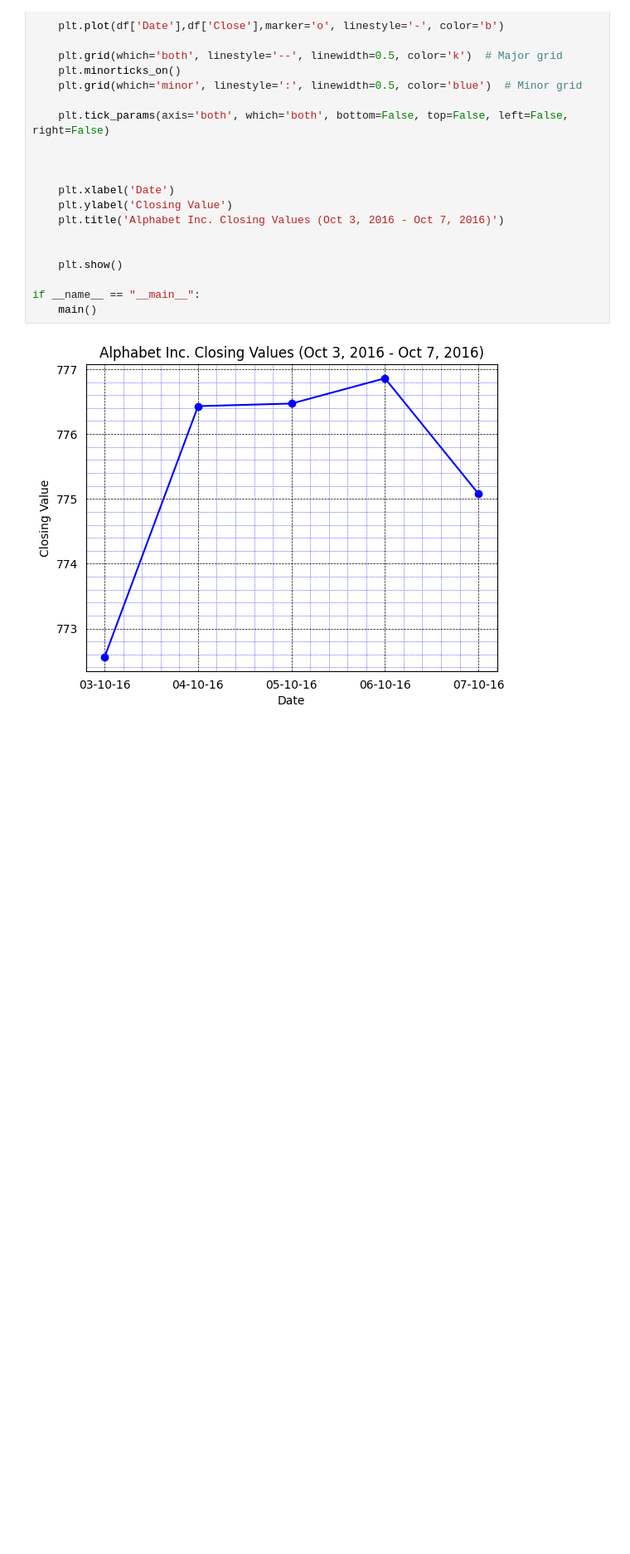
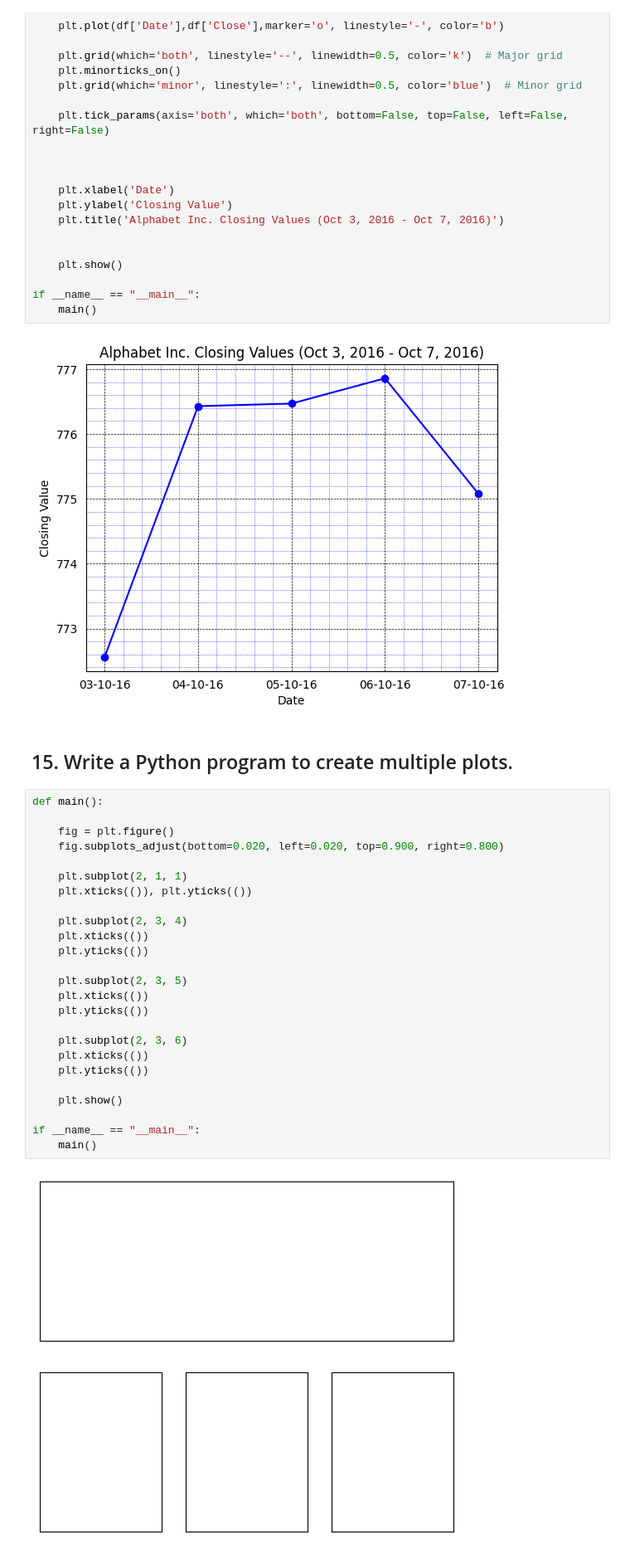
Before and after one commit to Deven5656/Python_Libraries, a Jupyter notebook: Matplotlib_line/line.ipynb, the cells around one changed output. Shown at 83% size. Saved outputs shown, nothing was run; the diff lists cells and outputs as text; blank space fills up the shorter version.

Commit message:
[Deven] Add: Python program to create multiple plots.

```diff
--- a/Matplotlib_line/line.ipynb
+++ b/Matplotlib_line/line.ipynb
@@ -405,3 +405,32 @@ if __name__ == "__main__":
     main()
 # %% [output]
 [figure]
+# %% [markdown]
+## 15. Write a Python program to create multiple plots.
+# %%
+def main():
+
+    fig = plt.figure()
+    fig.subplots_adjust(bottom=0.020, left=0.020, top=0.900, right=0.800)
+
+    plt.subplot(2, 1, 1)
+    plt.xticks(()), plt.yticks(())
+
+    plt.subplot(2, 3, 4)
+    plt.xticks(())
+    plt.yticks(())
+
+    plt.subplot(2, 3, 5)
+    plt.xticks(())
+    plt.yticks(())
+
+    plt.subplot(2, 3, 6)
+    plt.xticks(())
+    plt.yticks(())
+
+    plt.show()
+
+if __name__ == "__main__":
+    main()
+# %% [output]
+[figure, added]
```
